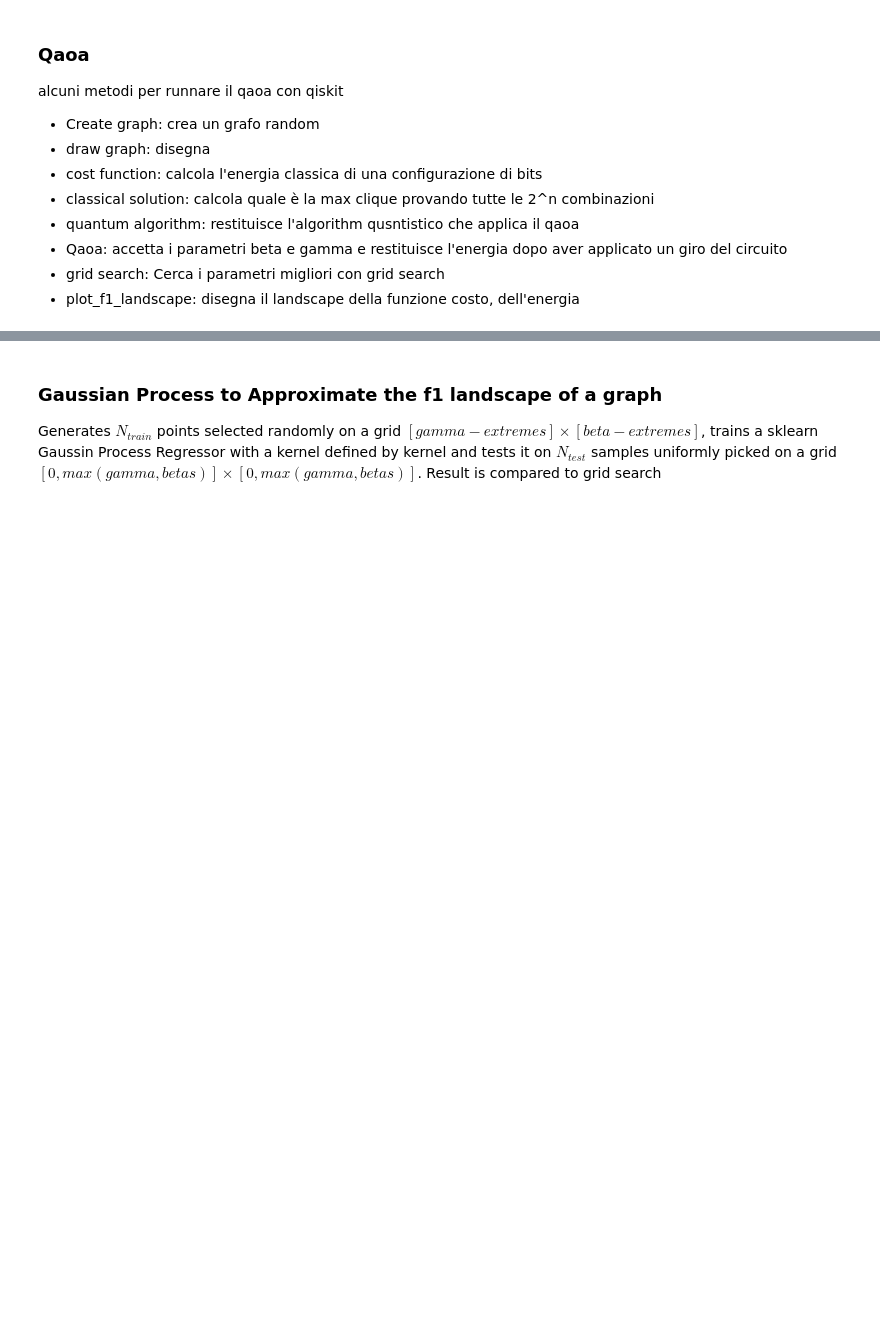
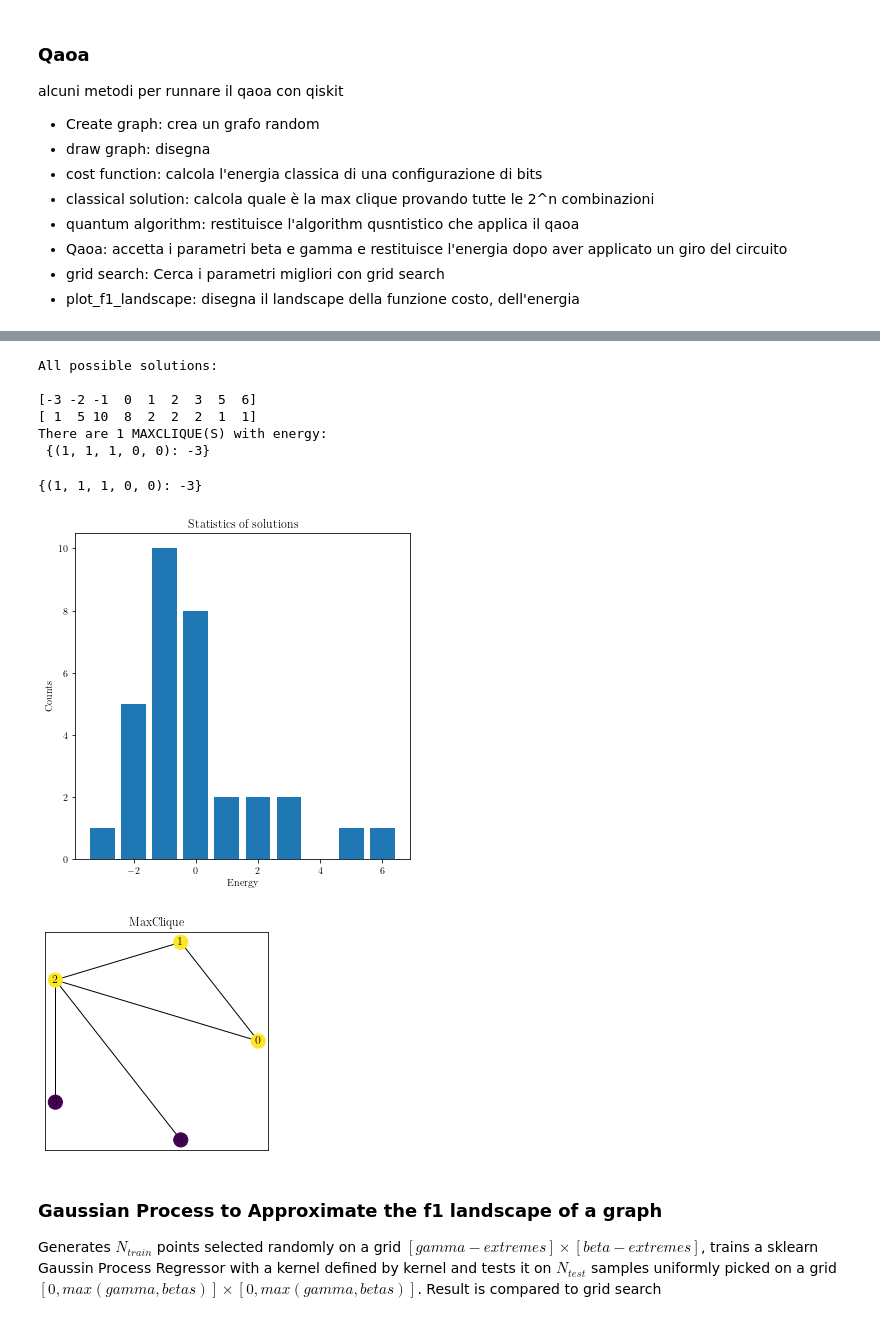
Before and after one commit to etignoneleitha/ifabquantum, a Jupyter notebook: notebooks/QAOA-Bayes.ipynb, the cells around one changed output, grey strips where cells are left out. Cells and saved outputs as stored; diff of their text form; code cells hidden in the pictures; blank space fills up the shorter version.

```diff
--- a/notebooks/QAOA-Bayes.ipynb
+++ b/notebooks/QAOA-Bayes.ipynb
@@ -266,3 +299,15 @@ def minimize_QAOA():
+# %%
+classical_solution()
+# %% [output]
+All possible solutions:
+
+[-3 -2 -1  0  1  2  3  5  6]
+[ 1  5 10  8  2  2  2  1  1]
+There are 1 MAXCLIQUE(S) with energy:
+ {(1, 1, 1, 0, 0): -3}
+{(1, 1, 1, 0, 0): -3}
+[figure, added]
+[figure, added]
 # %% [markdown]
 ### Gaussian Process to Approximate the f1 landscape of a graph
 
```
Also changed, not shown: parts of 12 cells of this notebook, 3 other files.
